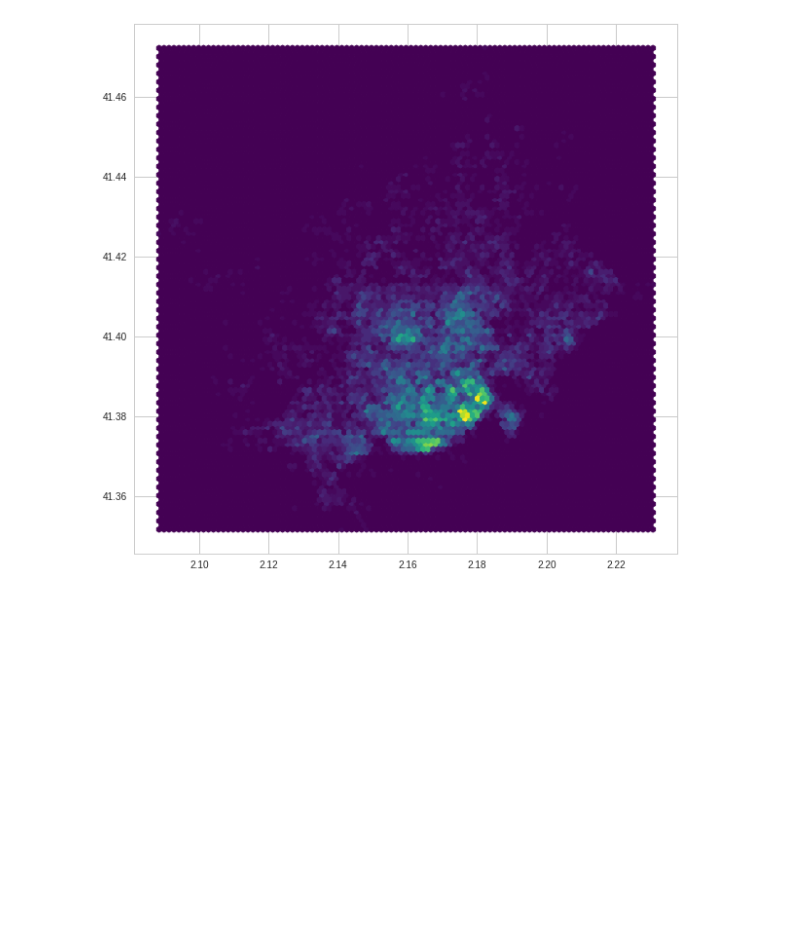
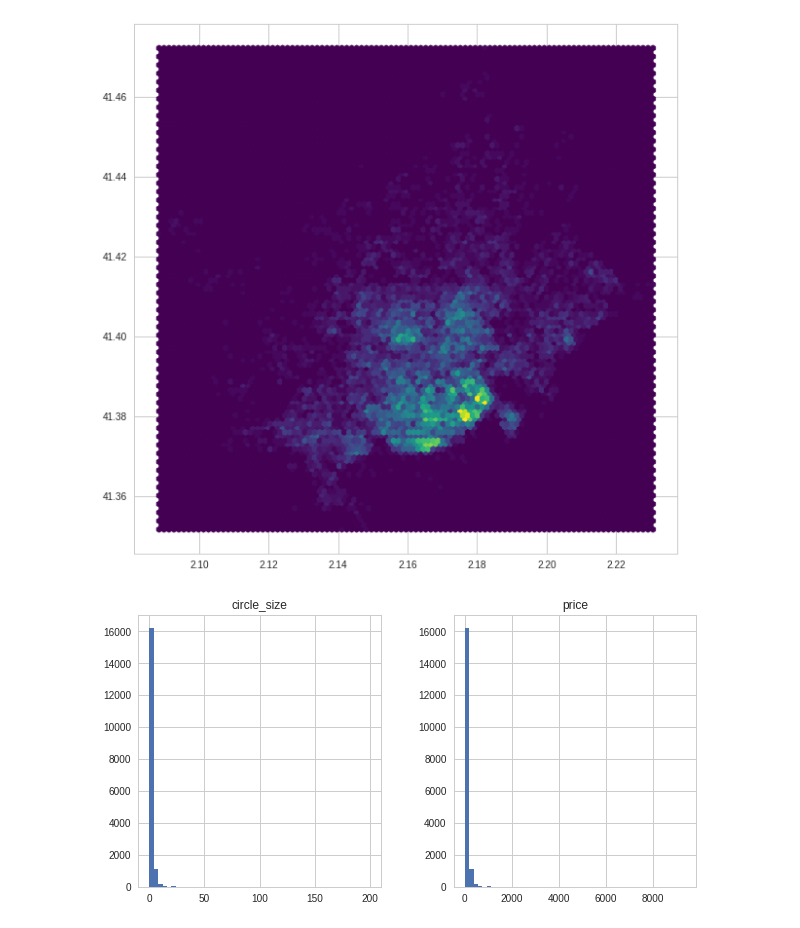
Before and after one commit to dsolanno/BarcelonaRentsStatus, a Jupyter notebook: airbnb data exploration/maps.ipynb, the cells around one changed output. Cells and saved outputs as stored; diff of their text form; code cells hidden in the pictures; blank space fills up the shorter version.

```diff
--- a/airbnb data exploration/maps.ipynb
+++ b/airbnb data exploration/maps.ipynb
@@ -34,3 +34,11 @@ ax.hexbin(listings.longitude,listings.latitude,gridsize=100,cmap='viridis')
 # %% [output]
 <matplotlib.collections.PolyCollection at 0x...>
 [figure]
+# %%
+listings["circle_size"] = ((listings.price-listings.price.min())/(listings.price.max()-listings.price.min())*100)*2
+
+#listings.circle_size.hist(bins=50)
+listings[["circle_size","price"]].hist(bins=50,figsize=(10,5))
+plt.show()
+# %% [output]
+[figure, added]
```
Also changed, not shown: parts of 7 cells of this notebook, 1 other file.
